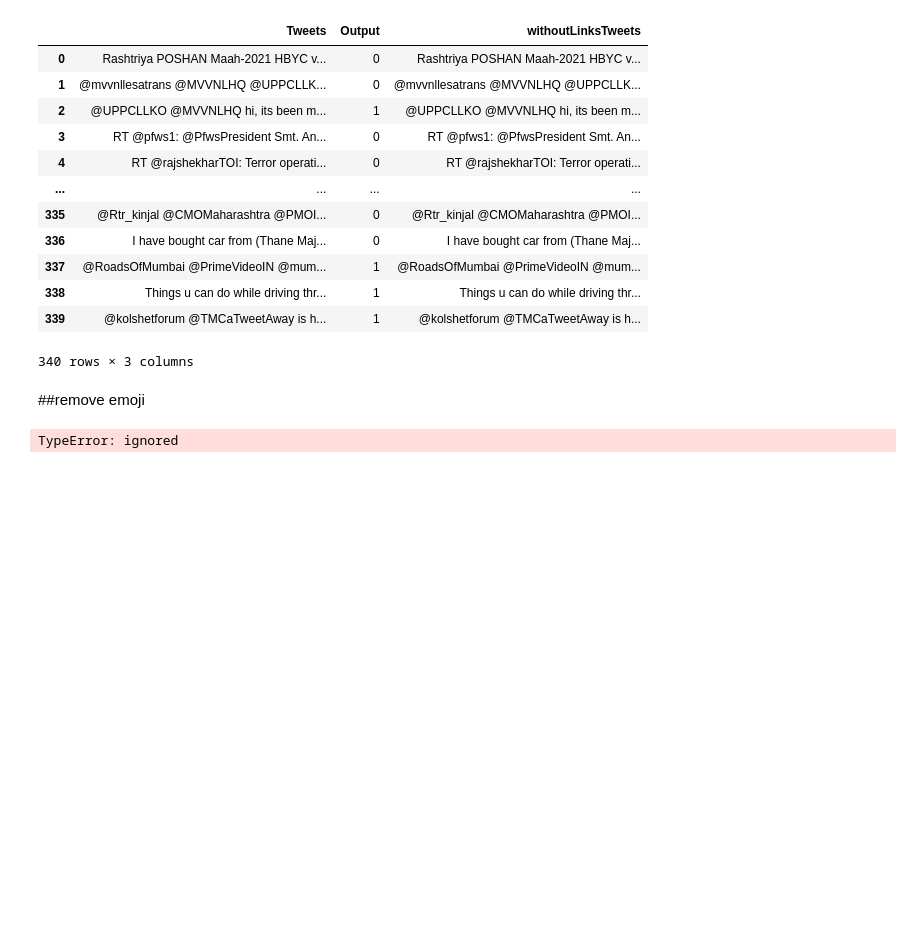
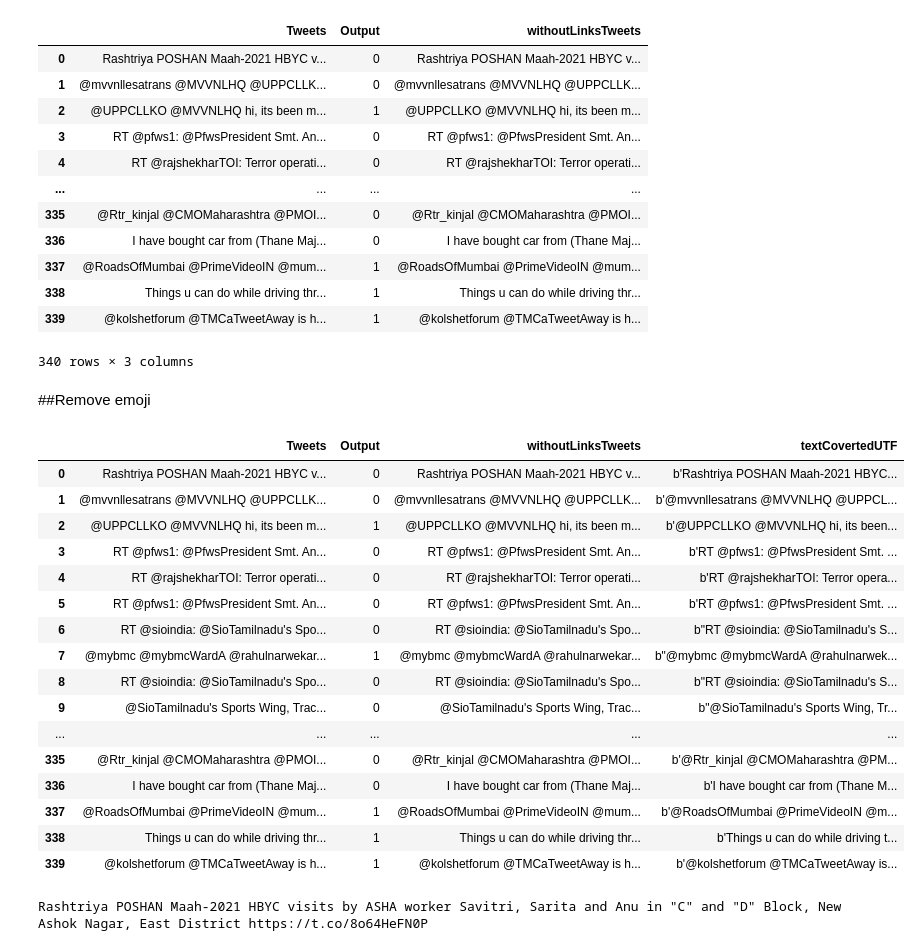
Before and after one commit to R-A-N-N/Final-Year-Project, a Jupyter notebook: Twitter_Problem_Detection.ipynb, the cells around one changed output. Saved outputs shown, nothing was run; the diff lists cells and outputs as text; code cells hidden in the pictures; blank space fills up the shorter version.

```diff
--- a/Twitter_Problem_Detection.ipynb
+++ b/Twitter_Problem_Detection.ipynb
@@ -323,4 +192,4 @@ tweet_df.dropna(subset = ["withoutLinksTweets"], inplace=True)
 # tweet_df['without#Tweets'] = tweet_df['without@Tweets'].apply(lambda x: re.split('#', str(x))[0])
 # tweet_df
 # %% [markdown]
-##remove emoji
+##Remove emoji
@@ -336,7 +196,38 @@ def deEmojify(text):
-# %%
-
-
-tweet_df['withoutLinksTweets'] = tweet_df['withoutLinksTweets'].apply(str)
-tweet_df['withoutEmoji'] = deEmojify(tweet_df['withoutLinksTweets'])
-# %% [output]
-TypeError: ignored
+# %%
+# convert text into utf-8
+
+tweet_df["textCovertedUTF"] = tweet_df["withoutLinksTweets"].str.encode(encoding = 'UTF-8')
+# tweet_df.head()
+pd.set_option("display.max_colwidth", -1)
+pd.set_option('display.max_rows', tweet_df.shape[0]+1)
+tweet_df
+# %% [output]
+|  | Tweets | Output | withoutLinksTweets | textCovertedUTF |
+| 0 | Rashtriya POSHAN Maah-2021 HBYC v... | 0 | Rashtriya POSHAN Maah-2021 HBYC v... | b'Rashtriya POSHAN Maah-2021 HBYC... |
+| 1 | @mvvnllesatrans @MVVNLHQ @UPPCLLK... | 0 | @mvvnllesatrans @MVVNLHQ @UPPCLLK... | b'@mvvnllesatrans @MVVNLHQ @UPPCL... |
+| 2 | @UPPCLLKO @MVVNLHQ hi, its been m... | 1 | @UPPCLLKO @MVVNLHQ hi, its been m... | b'@UPPCLLKO @MVVNLHQ hi, its been... |
+| 3 | RT @pfws1: @PfwsPresident Smt. An... | 0 | RT @pfws1: @PfwsPresident Smt. An... | b'RT @pfws1: @PfwsPresident Smt. ... |
+| 4 | RT @rajshekharTOI: Terror operati... | 0 | RT @rajshekharTOI: Terror operati... | b'RT @rajshekharTOI: Terror opera... |
+| 5 | RT @pfws1: @PfwsPresident Smt. An... | 0 | RT @pfws1: @PfwsPresident Smt. An... | b'RT @pfws1: @PfwsPresident Smt. ... |
+| 6 | RT @sioindia: @SioTamilnadu's Spo... | 0 | RT @sioindia: @SioTamilnadu's Spo... | b"RT @sioindia: @SioTamilnadu's S... |
+| 7 | @mybmc @mybmcWardA @rahulnarwekar... | 1 | @mybmc @mybmcWardA @rahulnarwekar... | b"@mybmc @mybmcWardA @rahulnarwek... |
+| 8 | RT @sioindia: @SioTamilnadu's Spo... | 0 | RT @sioindia: @SioTamilnadu's Spo... | b"RT @sioindia: @SioTamilnadu's S... |
+| 9 | @SioTamilnadu's Sports Wing, Trac... | 0 | @SioTamilnadu's Sports Wing, Trac... | b"@SioTamilnadu's Sports Wing, Tr... |
+| ... | ... | ... | ... | ... |
+| 335 | @Rtr_kinjal @CMOMaharashtra @PMOI... | 0 | @Rtr_kinjal @CMOMaharashtra @PMOI... | b'@Rtr_kinjal @CMOMaharashtra @PM... |
+| 336 | I have bought car from (Thane Maj... | 0 | I have bought car from (Thane Maj... | b'I have bought car from (Thane M... |
+| 337 | @RoadsOfMumbai @PrimeVideoIN @mum... | 1 | @RoadsOfMumbai @PrimeVideoIN @mum... | b'@RoadsOfMumbai @PrimeVideoIN @m... |
+| 338 | Things u can do while driving thr... | 1 | Things u can do while driving thr... | b'Things u can do while driving t... |
+| 339 | @kolshetforum @TMCaTweetAway is h... | 1 | @kolshetforum @TMCaTweetAway is h... | b'@kolshetforum @TMCaTweetAway is... |
+# %%
+
+
+a = 'Rashtriya POSHAN Maah-2021 HBYC visits by ASHA worker Savitri, Sarita and Anu in "C" and "D" Block, New Ashok Nagar, East District https://t.co/8o64HeFN0P'
+
+string_encode = a.encode("ascii", "ignore")
+b = string_encode.decode()
+
+
+print(b)
+# %% [output]
+Rashtriya POSHAN Maah-2021 HBYC visits by ASHA worker Savitri, Sarita and Anu in "C" and "D" Block, New Ashok Nagar, East District https://t.co/8o64HeFN0P
```
Also changed, not shown: parts of 8 cells of this notebook.
